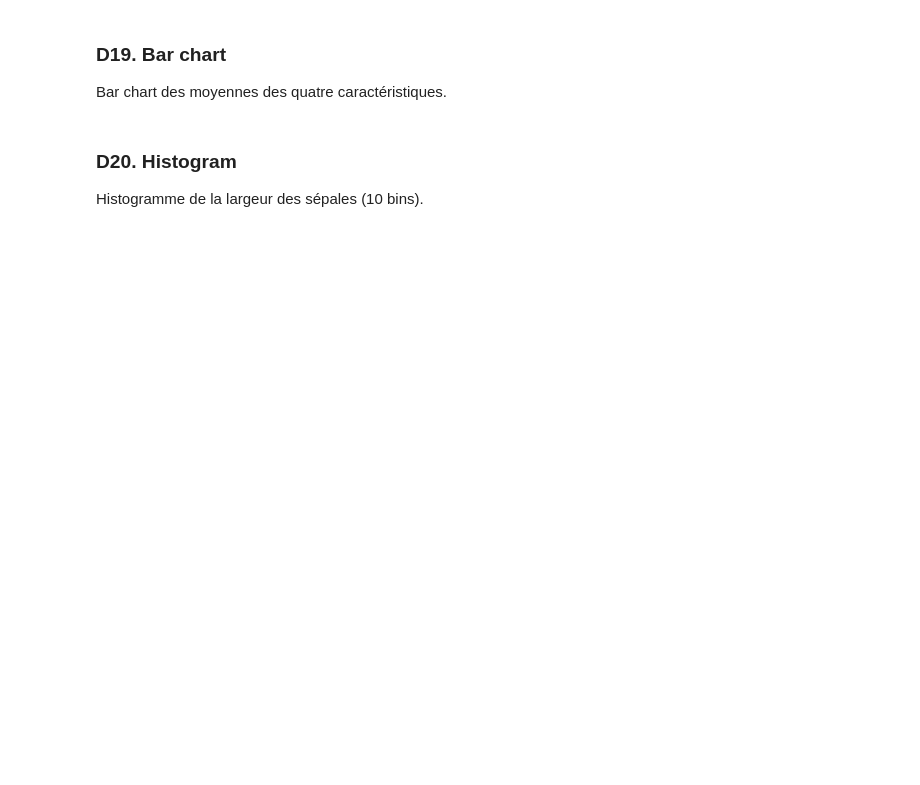
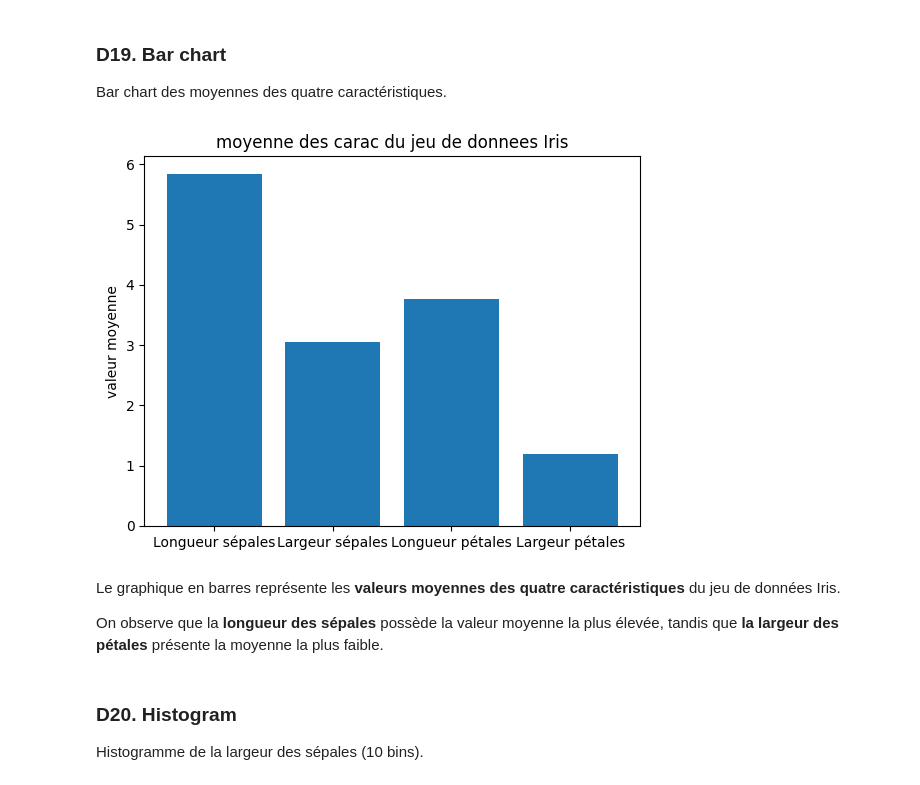
Before and after one commit to USMS-FPK-IA-GI-2025/controle-01-numpy-and-matplotlib-iris-Laylaouyoussef68, a Jupyter notebook: notebooks/controle_numpy_matplotlib.ipynb, the cells around one changed output. Saved outputs shown, nothing was run; the diff lists cells and outputs as text; code cells hidden in the pictures; blank space fills up the shorter version.

```diff
--- a/notebooks/controle_numpy_matplotlib.ipynb
+++ b/notebooks/controle_numpy_matplotlib.ipynb
@@ -407,3 +427,21 @@ Bar chart des moyennes des quatre caractéristiques.
+# %%
+plt.figure()
+labels = [
+    "Longueur sépales",
+    "Largeur sépales",
+    "Longueur pétales",
+    "Largeur pétales"
+]
+plt.bar(labels,moy)
+plt.ylabel("valeur moyenne")
+plt.title("moyenne des carac du jeu de donnees Iris")
+plt.show()
+# %% [output]
+[figure, added]
+# %% [markdown]
+Le graphique en barres représente les **valeurs** **moyennes** **des** **quatre** **caractéristiques** du jeu de données Iris.
+
+On observe que la **longueur** **des sépales** possède la valeur moyenne la plus élevée, tandis que **la largeur des pétales** présente la moyenne la plus faible.
 # %% [markdown]
 ### D20. Histogram
 Histogramme de la largeur des sépales (10 bins).
```
Also changed, not shown: parts of 42 cells of this notebook.
